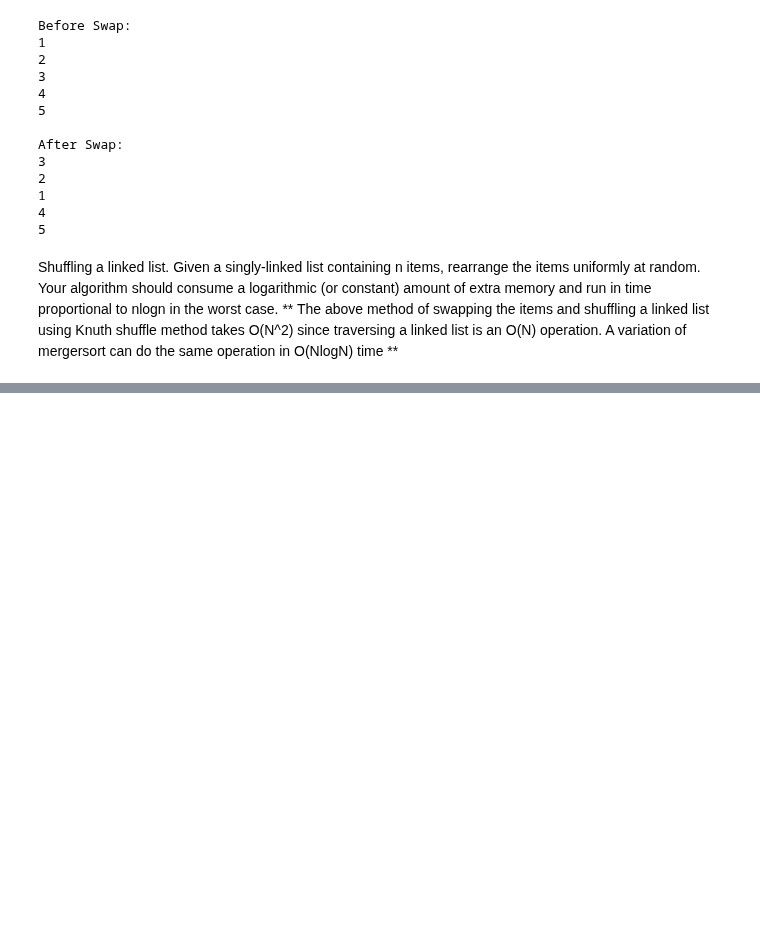
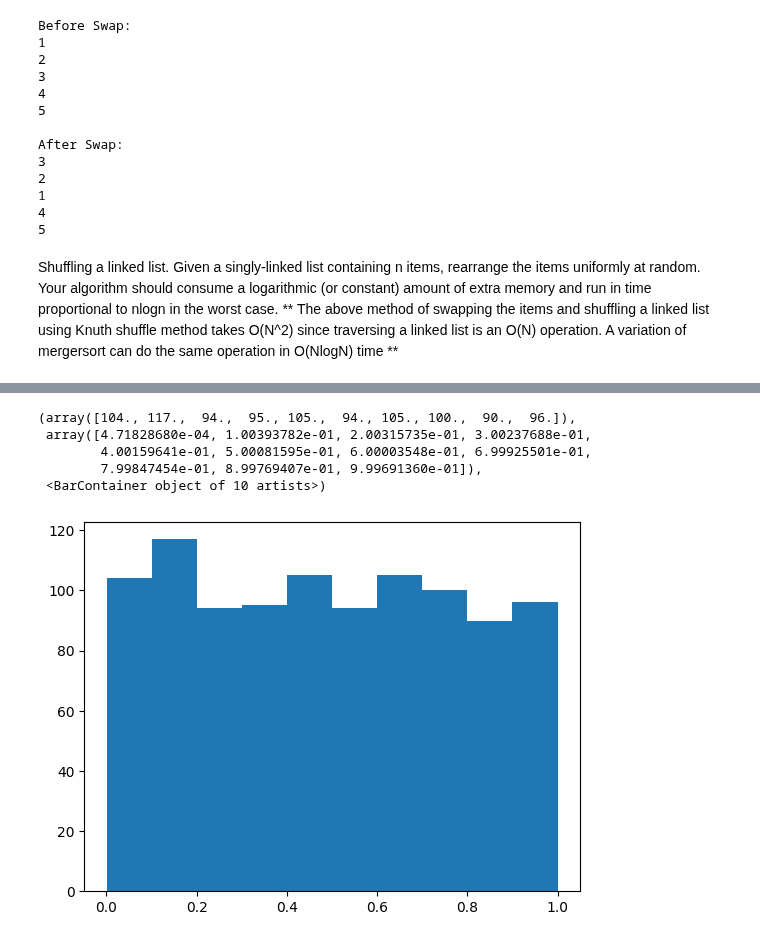
Before and after one commit to samehra/interview-prep, a Jupyter notebook: ds_algorithms_princeton.ipynb, the cells around one changed output, grey strips where cells are left out. Drawn from its saved outputs; the diff is of its cells as text; code cells hidden in the pictures; blank space fills up the shorter version.

```diff
--- a/ds_algorithms_princeton.ipynb
+++ b/ds_algorithms_princeton.ipynb
@@ -1322,0 +1357,12 @@ class shuffleLinkedList(LinkedList):
+# %%
+import numpy as np
+import matplotlib.pyplot as plt
+
+plt.hist(np.random.rand(1000))
+# %% [output]
+(array([104., 117.,  94.,  95., 105.,  94., 105., 100.,  90.,  96.]),
+ array([4.71828680e-04, 1.00393782e-01, 2.00315735e-01, 3.00237688e-01,
+        4.00159641e-01, 5.00081595e-01, 6.00003548e-01, 6.99925501e-01,
+        7.99847454e-01, 8.99769407e-01, 9.99691360e-01]),
+ <BarContainer object of 10 artists>)
+[figure, added]
```
Also changed, not shown: parts of 3 cells of this notebook.
